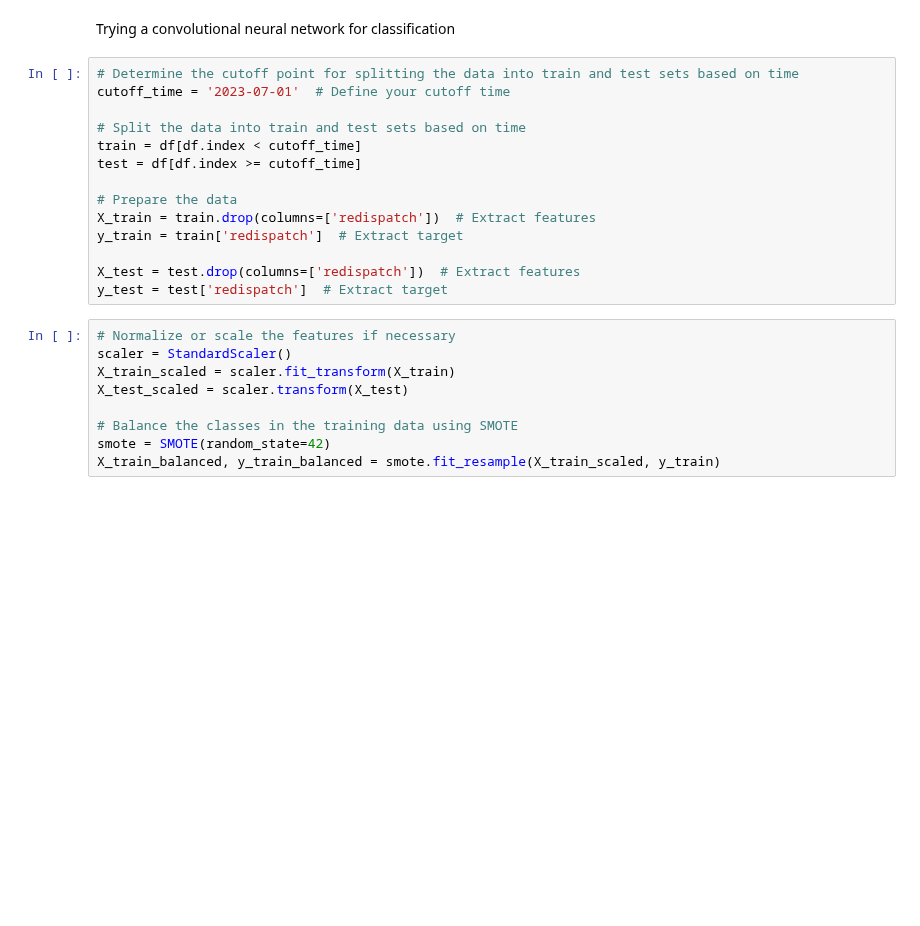
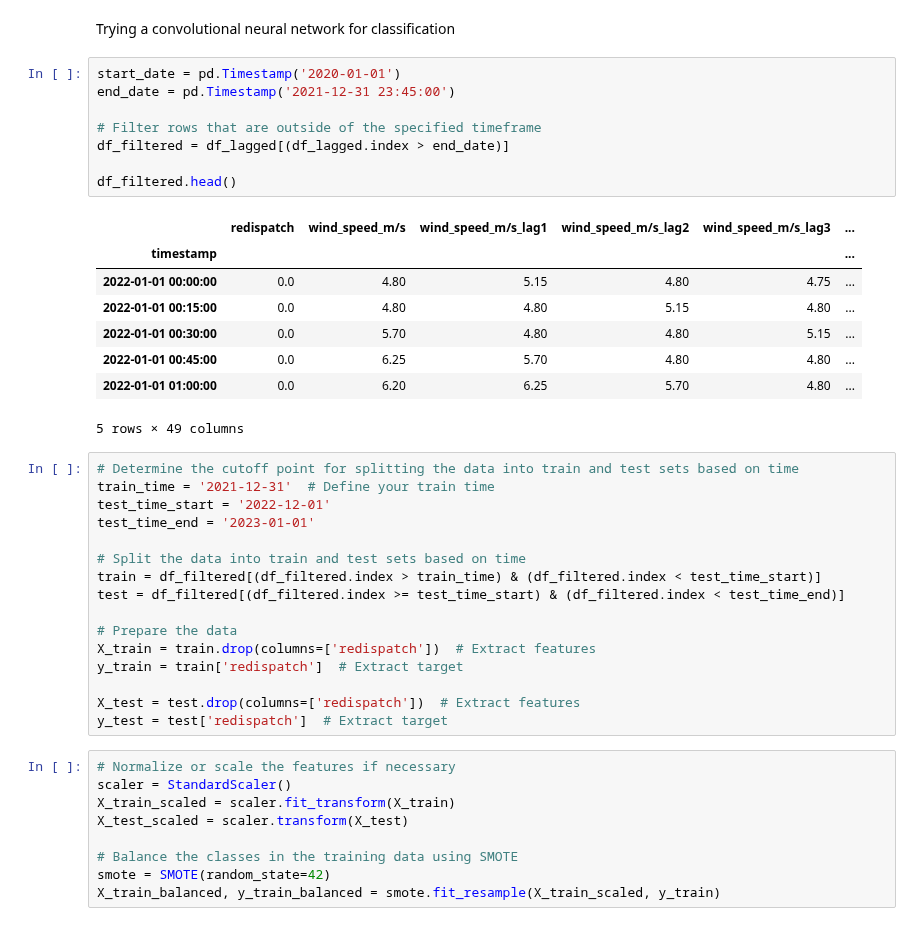
Before and after one commit to mgondeck/wind_curtailment_prediction, a Jupyter notebook: dl_binary_classification.ipynb, the cells around one changed output. Drawn from its saved outputs; the diff is of its cells as text; blank space fills up the shorter version.

```diff
--- a/dl_binary_classification.ipynb
+++ b/dl_binary_classification.ipynb
@@ -166,13 +166,32 @@ df_lagged.head()
 5 rows × 49 columns
 # %% [markdown]
 Trying a convolutional neural network for classification
+# %%
+start_date = pd.Timestamp('2020-01-01')
+end_date = pd.Timestamp('2021-12-31 23:45:00')
+
+# Filter rows that are outside of the specified timeframe
+df_filtered = df_lagged[(df_lagged.index > end_date)]
+
+df_filtered.head()
+# %% [output]
+|  | redispatch | wind_speed_m/s | wind_speed_m/s_lag1 | wind_speed_m/s_lag2 | wind_speed_m/s_lag3 | ... |
+| timestamp |  |  |  |  |  | ... |
+| 2022-01-01 00:00:00 | 0.0 | 4.80 | 5.15 | 4.80 | 4.75 | ... |
+| 2022-01-01 00:15:00 | 0.0 | 4.80 | 4.80 | 5.15 | 4.80 | ... |
+| 2022-01-01 00:30:00 | 0.0 | 5.70 | 4.80 | 4.80 | 5.15 | ... |
+| 2022-01-01 00:45:00 | 0.0 | 6.25 | 5.70 | 4.80 | 4.80 | ... |
+| 2022-01-01 01:00:00 | 0.0 | 6.20 | 6.25 | 5.70 | 4.80 | ... |
+5 rows × 49 columns
 # %%
 # Determine the cutoff point for splitting the data into train and test sets based on time
-cutoff_time = '2023-07-01'  # Define your cutoff time
+train_time = '2021-12-31'  # Define your train time
+test_time_start = '2022-12-01'
+test_time_end = '2023-01-01'
 
 # Split the data into train and test sets based on time
-train = df[df.index < cutoff_time]
-test = df[df.index >= cutoff_time]
+train = df_filtered[(df_filtered.index > train_time) & (df_filtered.index < test_time_start)]
+test = df_filtered[(df_filtered.index >= test_time_start) & (df_filtered.index < test_time_end)]
 
 # Prepare the data
 X_train = train.drop(columns=['redispatch'])  # Extract features
```
Also changed, not shown: parts of 2 cells of this notebook.
